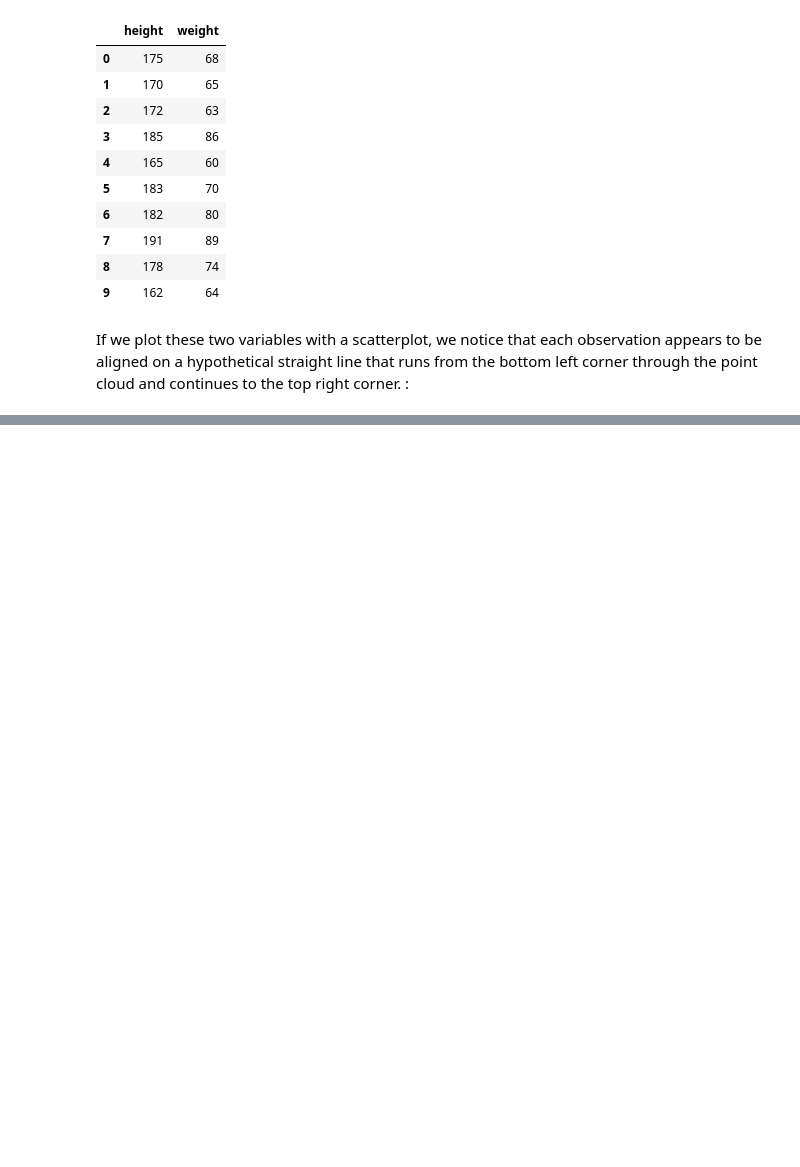
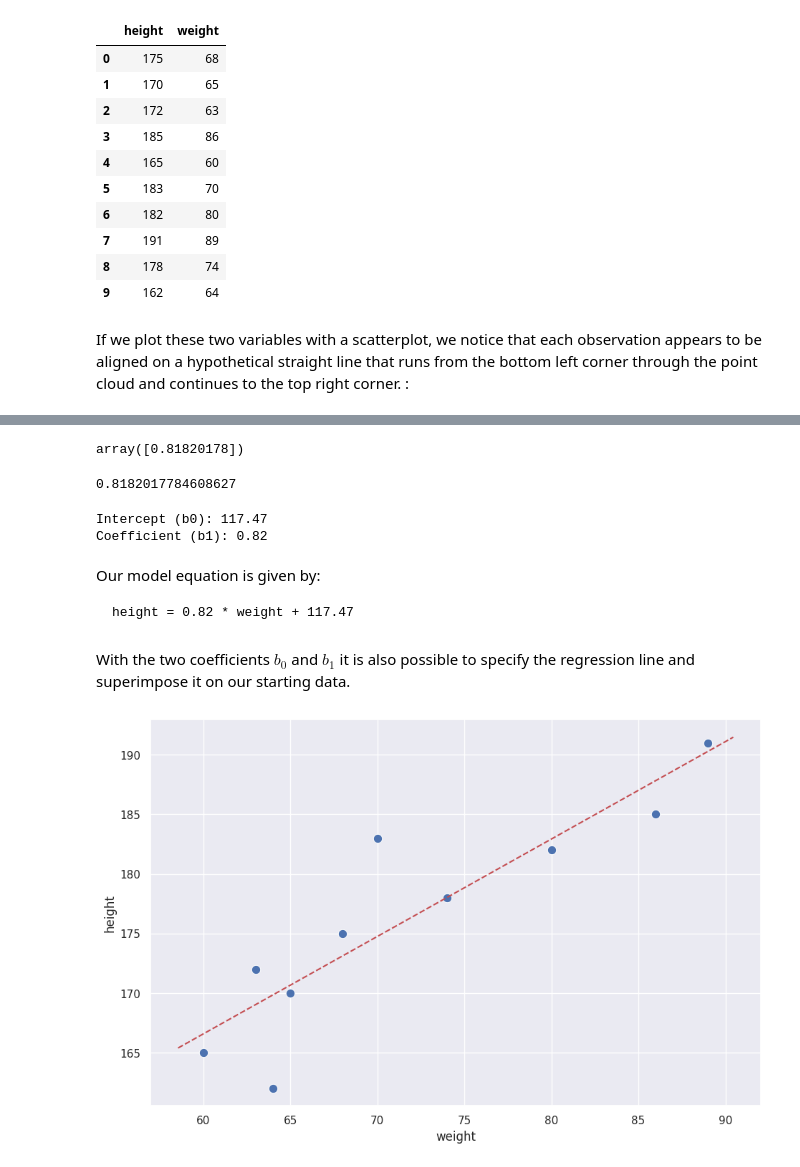
Before and after one commit to JungleKiosk/py_Global_Energy, a Jupyter notebook: py_Global_NRG.ipynb, the cells around one changed output, grey strips where cells are left out. Drawn from its saved outputs; the diff is of its cells as text; code cells hidden in the pictures; blank space fills up the shorter version.

````diff
--- a/py_Global_NRG.ipynb
+++ b/py_Global_NRG.ipynb
@@ -320,0 +380,5 @@ But what does "*the line that fits best*" mean? The central idea is that the dis
+# %%
+# define and "fit" the linear regression model
+reg = LinearRegression() # initialise the object
+reg.fit(X = data['weight'].values.reshape(-1, 1), # fit the model
+         y = data['height'])
@@ -320,0 +395,40 @@ But what does "*the line that fits best*" mean? The central idea is that the dis
+# %%
+reg.coef_
+# %% [output]
+array([0.81820178])
+# %%
+# take off array([])
+reg.coef_[0]
+# %% [output]
+0.8182017784608627
+# %%
+# print the regression coefficients on the screen
+print(f'Intercept (b0): {round(reg.intercept_, 2)}') # ,2 = rounded at 2nd decimal number
+print(f'Coefficient (b1): {round(reg.coef_[0], 2)}') # ,2 = rounded at 2nd decimal number
+# %% [output]
+Intercept (b0): 117.47
+Coefficient (b1): 0.82
+# %% [markdown]
+Our model equation is given by:
+
+```
+height = 0.82 * weight + 117.47
+```
+# %% [markdown]
+With the two coefficients $b_{0}$ and $b_{1}$ it is also possible to specify the regression line and superimpose it on our starting data.
+# %%
+# let's go to graphically represent the straight line that identifies the model
+# and overlay it on the point cloud of our data
+
+# create scatterplot (same code above)
+sns.scatterplot(x='weight', y='height', data=data, s = 80)
+
+axes = plt.gca() # get current axes instance
+x_vals = np.array(axes.get_xlim()) # create the data for the x axis
+y_vals = reg.intercept_ + reg.coef_[0] * x_vals # create the data for the y axis
+plt.plot(x_vals, y_vals, '--', color='r') # draw the line above the scatterplot_
+# '--' to make the line dashed
+
+plt.show()
+# %% [output]
+[figure, added]
````
Also changed, not shown: parts of 22 cells of this notebook.
